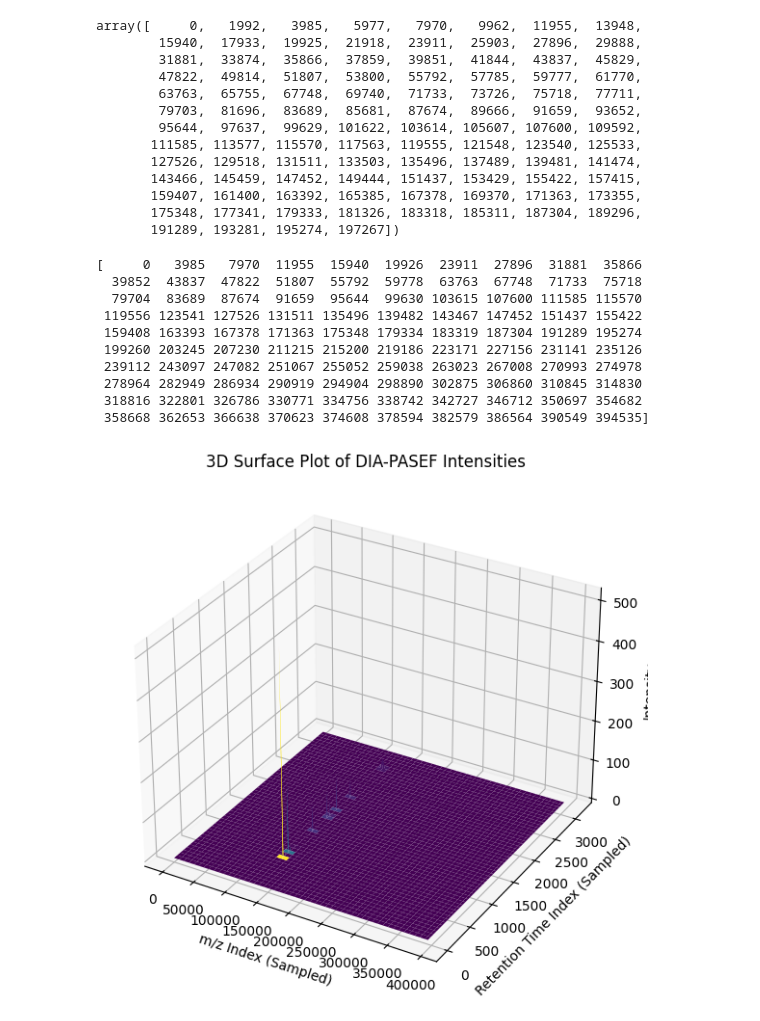
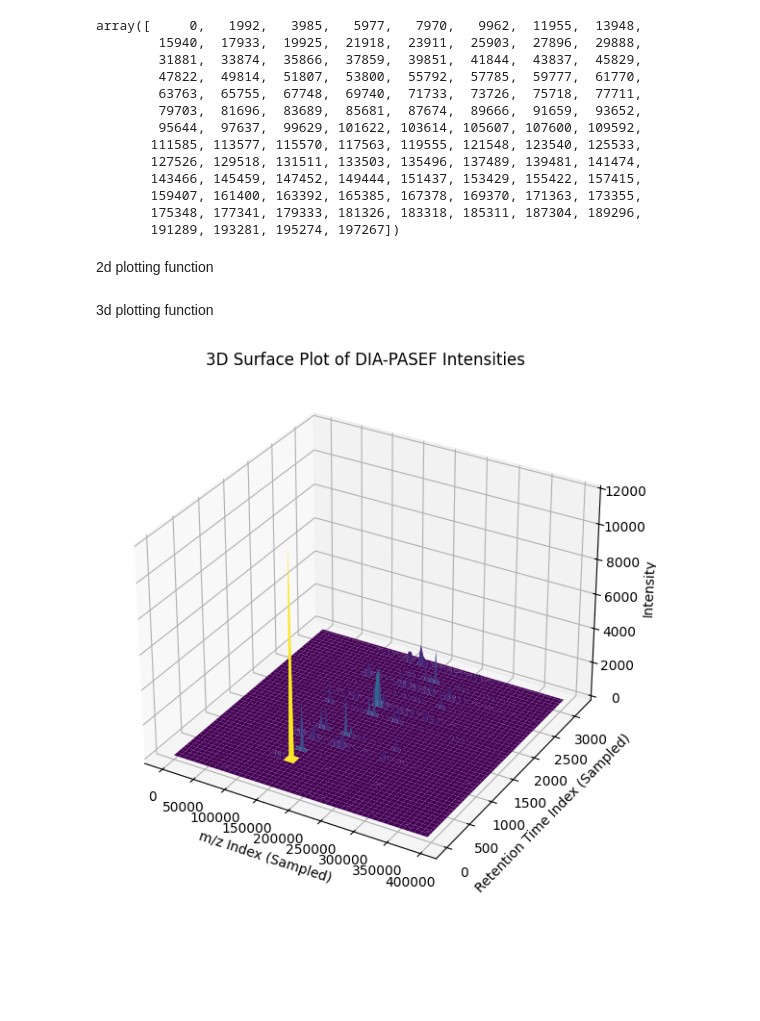
Before and after one commit to RapidSpectraX-Final-Year-Project/1.0, a Jupyter notebook: chargeDetection.ipynb, the cells around one changed output. Saved outputs shown, nothing was run; the diff lists cells and outputs as text; code cells hidden in the pictures; blank space fills up the shorter version.

```diff
--- a/chargeDetection.ipynb
+++ b/chargeDetection.ipynb
@@ -58,3 +58,3 @@ data = alphatims.bruker.TimsTOF(bruker_d_folder_name)
 # %%
-selected_indices = data[:,:,0, 400.0: 425.0,"raw"]
+selected_indices = data[:,:,0, :,"raw"]
 # %%
@@ -115,3 +114,5 @@ array([     0,   1992,   3985,   5977,   7970,   9962,  11955,  13948,
        159407, 161400, 163392, 165385, 167378, 169370, 171363, 173355,
        175348, 177341, 179333, 181326, 183318, 185311, 187304, 189296,
        191289, 193281, 195274, 197267])
+# %% [markdown]
+2d plotting function
@@ -118,44 +151,42 @@ array([     0,   1992,   3985,   5977,   7970,   9962,  11955,  13948,
+# %% [markdown]
+3d plotting function
 # %%
-import numpy as np
-import matplotlib.pyplot as plt
-from mpl_toolkits.mplot3d import Axes3D
+def plot_3d_surface(intensities, x_indices, y_indices):
+    """
+    Plots a 3D surface plot of DIA-PASEF intensities.
 
-# Define downsampling factors (Adjust as needed)
+    Parameters:
+    - intensities: numpy.ndarray, the intensity values.
+    - x_indices: numpy.ndarray, sampled indices for the m/z dimension.
+    - y_indices: numpy.ndarray, sampled indices for the retention time dimension.
+    """
+    # Create meshgrid for plotting
+    X, Y = np.meshgrid(x_indices, y_indices)
+
+
+    # Extract the downsampled intensity values
+    intensities_small = intensities[np.ix_(y_indices, x_indices)]
+
+    # Create 3D plot
+    fig = plt.figure(figsize=(10, 7))
+    ax = fig.add_subplot(111, projection='3d')
+
+    ax.plot_surface(X, Y, intensities_small, cmap='viridis')
+
+    ax.set_xlabel("m/z Index (Sampled)")
+    ax.set_ylabel("Retention Time Index (Sampled)")
+    ax.set_zlabel("Intensity")
+    ax.set_title("3D Surface Plot of DIA-PASEF Intensities")
+
+    plt.show()
+
+
 x_indices = np.linspace(0, intensities.shape[1] - 1, num=100, dtype=int)  # m/z index (sampled)
-y_indices = np.linspace(0, intensities.shape[0] - 1, num=500, dtype=int)  # rt index (sampled)
-
-# print(intensities)
-print(x_indices)
-# Create meshgrid for plotting
-X, Y = np.meshgrid(x_indices, y_indices)
-
-# Extract the downsampled intensity values
-intensities_small = intensities[np.ix_(y_indices, x_indices)]
-
-# Create 3D plot
-fig = plt.figure(figsize=(10, 7))
-ax = fig.add_subplot(111, projection='3d')
-
-ax.plot_surface(X, Y, intensities_small, cmap='viridis')
-
-ax.set_xlabel("m/z Index (Sampled)")
-ax.set_ylabel("Retention Time Index (Sampled)")
-ax.set_zlabel("Intensity")
-ax.set_title("3D Surface Plot of DIA-PASEF Intensities")
-
-plt.show()
+y_indices = np.linspace(0, intensities.shape[0] - 1, num=100, dtype=int)  # rt index (sampled)
+np.meshgrid(x_indices, y_indices)[0].shape
+plot_3d_surface(intensities, x_indices, y_indices)
 # %% [output]
-[     0   3985   7970  11955  15940  19926  23911  27896  31881  35866
-  39852  43837  47822  51807  55792  59778  63763  67748  71733  75718
-  79704  83689  87674  91659  95644  99630 103615 107600 111585 115570
- 119556 123541 127526 131511 135496 139482 143467 147452 151437 155422
- 159408 163393 167378 171363 175348 179334 183319 187304 191289 195274
- 199260 203245 207230 211215 215200 219186 223171 227156 231141 235126
- 239112 243097 247082 251067 255052 259038 263023 267008 270993 274978
- 278964 282949 286934 290919 294904 298890 302875 306860 310845 314830
- 318816 322801 326786 330771 334756 338742 342727 346712 350697 354682
- 358668 362653 366638 370623 374608 378594 382579 386564 390549 394535]
-[figure, old version]
+[figure, new version]
 # %%
 selected_precursor = data[:,:,0, 400.0: 425.0]
 selected_precursor
```
Also changed, not shown: parts of 8 cells of this notebook.
